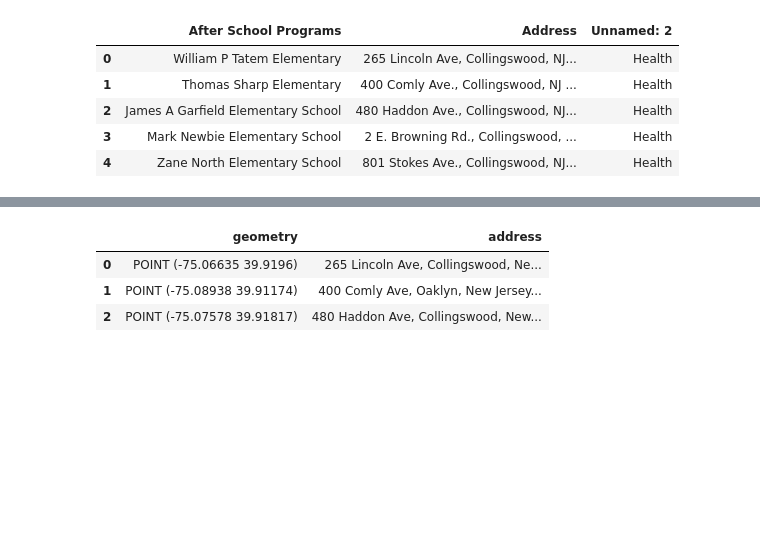
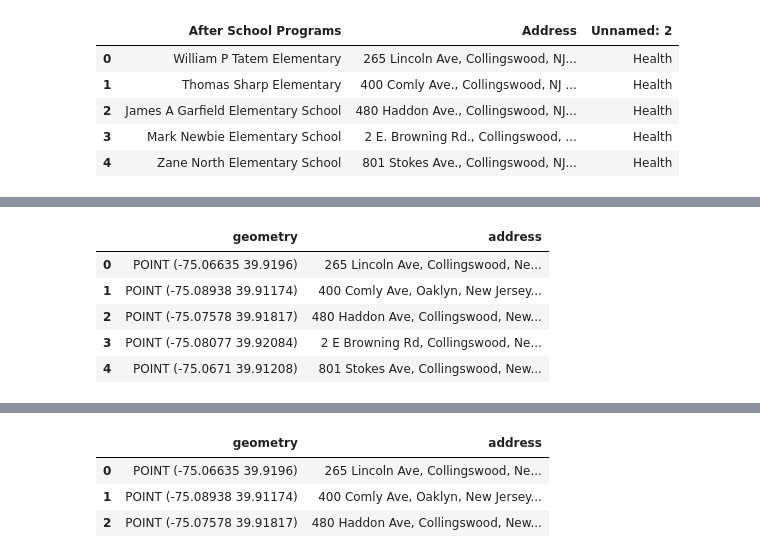
Before and after one commit to MhiyaJ/My-GIS-Stuff, a Jupyter notebook: CCHSDistrict_(PS3).ipynb, the cells around one changed output, grey strips where cells are left out. Cells and saved outputs as stored; diff of their text form; code cells hidden in the pictures; blank space fills up the shorter version.

```diff
--- a/CCHSDistrict_(PS3).ipynb
+++ b/CCHSDistrict_(PS3).ipynb
@@ -519,3 +463,17 @@ PrgXls
 | 37 | Camden County/Donald Mays Jr. Com... | 204 White Horse Pike, Barrington,... | Community Center |
 | 38 | Otto R. Mauke Community Center | 200 College Dr., Erial, NJ 08081 | Community Center |
 | 39 | Lions Lake Community Center | 101 Dutchtown Rd., Voorhees, NJ 0... | Community Center |
+# %%
+#geo = geocode(PrgXls['Address'], provider='nominatim', user_agent='Mhiya', timeout = 2)
+#ran code above, however error explained via Gemini for new code
+
+# We change the provider from 'nominatim' to 'arcgis' to prevent HTTP 429 Rate Limiting issues.
+geo = geocode(PrgXls['Address'], provider='arcgis', timeout=10)
+geo.head(5)
+# %% [output]
+|  | geometry | address |
+| 0 | POINT (-75.06635 39.9196) | 265 Lincoln Ave, Collingswood, Ne... |
+| 1 | POINT (-75.08938 39.91174) | 400 Comly Ave, Oaklyn, New Jersey... |
+| 2 | POINT (-75.07578 39.91817) | 480 Haddon Ave, Collingswood, New... |
+| 3 | POINT (-75.08077 39.92084) | 2 E Browning Rd, Collingswood, Ne... |
+| 4 | POINT (-75.0671 39.91208) | 801 Stokes Ave, Collingswood, New... |
```
Also changed, not shown: parts of 20 cells of this notebook.
